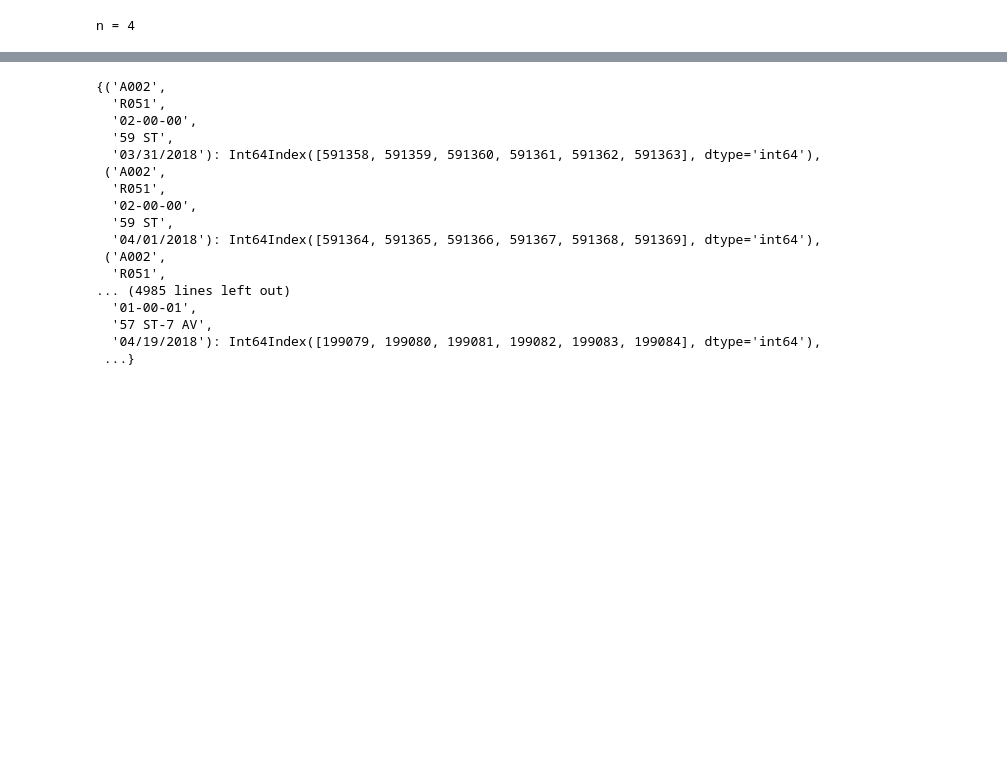
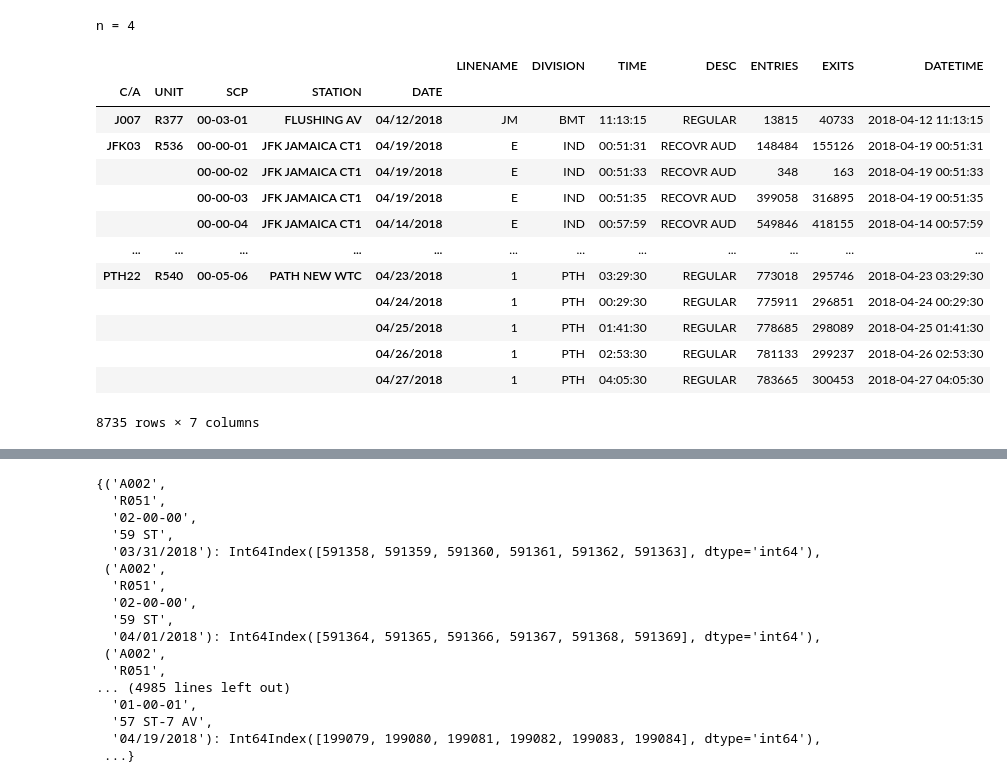
Before and after one commit to ekand/mtacular, a Jupyter notebook: notebooks/eric_challenge1.ipynb, the cells around one changed output, grey strips where cells are left out. Drawn from its saved outputs; the diff is of its cells as text; code cells hidden in the pictures; blank space fills up the shorter version.

```diff
--- a/notebooks/eric_challenge1.ipynb
+++ b/notebooks/eric_challenge1.ipynb
@@ -54,0 +53,26 @@ mta_group = mta.groupby(['C/A', 'UNIT', 'SCP', 'STATION','DATE'])
+# %%
+mta_group = mta.groupby(['C/A', 'UNIT', 'SCP', 'STATION','DATE'])
+mta_times = mta['TIME'].value_counts().sort_index()
+a = mta.drop_duplicates(subset=['C/A', 'UNIT', 'SCP', 'STATION','DATE'])
+b=(
+    a
+    .groupby(['C/A', 'UNIT', 'SCP', 'STATION','DATE'])
+    .nth(0)
+)
+b[b['DATETIME'].dt.second != 0]
+mta[mta[('C/A']==J007)]
+# %% [output]
+|  |  |  |  |  | LINENAME | DIVISION | TIME | DESC | ENTRIES | EXITS | DATETIME |
+| C/A | UNIT | SCP | STATION | DATE |  |  |  |  |  |  |  |
+| J007 | R377 | 00-03-01 | FLUSHING AV | 04/12/2018 | JM | BMT | 11:13:15 | REGULAR | 13815 | 40733 | 2018-04-12 11:13:15 |
+| JFK03 | R536 | 00-00-01 | JFK JAMAICA CT1 | 04/19/2018 | E | IND | 00:51:31 | RECOVR AUD | 148484 | 155126 | 2018-04-19 00:51:31 |
+|  |  | 00-00-02 | JFK JAMAICA CT1 | 04/19/2018 | E | IND | 00:51:33 | RECOVR AUD | 348 | 163 | 2018-04-19 00:51:33 |
+|  |  | 00-00-03 | JFK JAMAICA CT1 | 04/19/2018 | E | IND | 00:51:35 | RECOVR AUD | 399058 | 316895 | 2018-04-19 00:51:35 |
+|  |  | 00-00-04 | JFK JAMAICA CT1 | 04/14/2018 | E | IND | 00:57:59 | RECOVR AUD | 549846 | 418155 | 2018-04-14 00:57:59 |
+| ... | ... | ... | ... | ... | ... | ... | ... | ... | ... | ... | ... |
+| PTH22 | R540 | 00-05-06 | PATH NEW WTC | 04/23/2018 | 1 | PTH | 03:29:30 | REGULAR | 773018 | 295746 | 2018-04-23 03:29:30 |
+|  |  |  |  | 04/24/2018 | 1 | PTH | 00:29:30 | REGULAR | 775911 | 296851 | 2018-04-24 00:29:30 |
+|  |  |  |  | 04/25/2018 | 1 | PTH | 01:41:30 | REGULAR | 778685 | 298089 | 2018-04-25 01:41:30 |
+|  |  |  |  | 04/26/2018 | 1 | PTH | 02:53:30 | REGULAR | 781133 | 299237 | 2018-04-26 02:53:30 |
+|  |  |  |  | 04/27/2018 | 1 | PTH | 04:05:30 | REGULAR | 783665 | 300453 | 2018-04-27 04:05:30 |
+8735 rows × 7 columns
```
Also changed, not shown: parts of 3 cells of this notebook.
